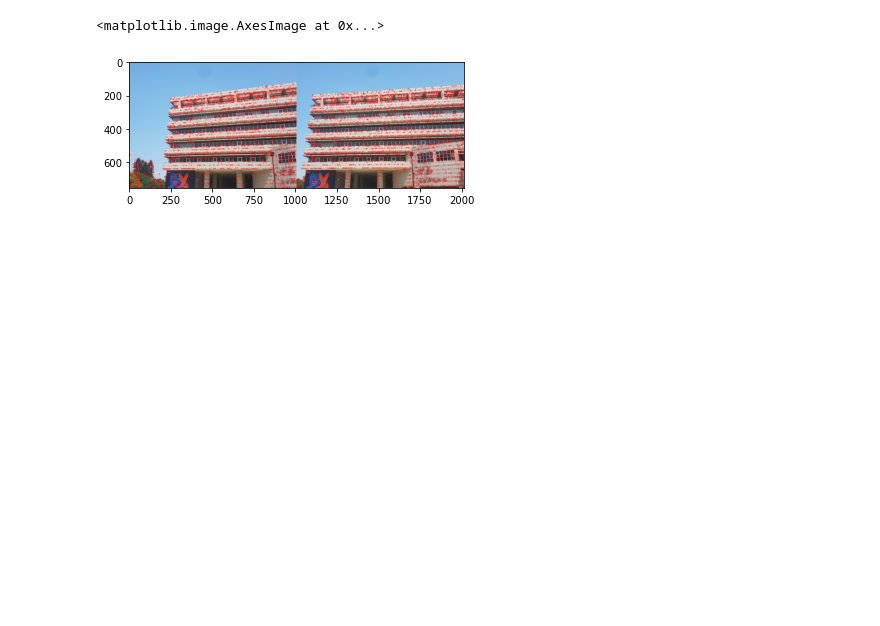
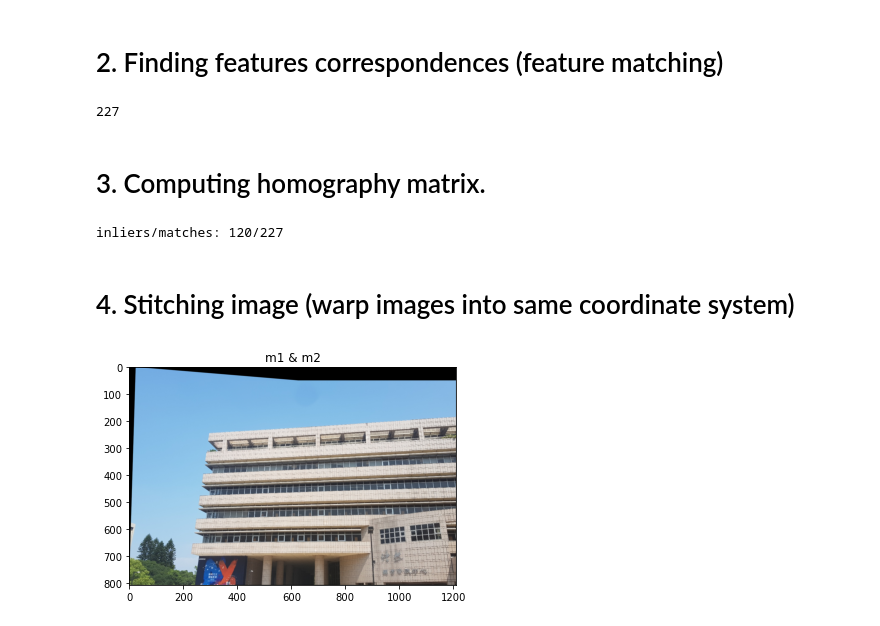
Before and after one commit to frankye1000/NYCU-ComputerVision, a Jupyter notebook: HW2/HW2-Stitching.ipynb, the cells around one changed output. Cells and saved outputs as stored; diff of their text form; code cells hidden in the pictures; blank space fills up the shorter version.

```diff
--- a/HW2/HW2-Stitching.ipynb
+++ b/HW2/HW2-Stitching.ipynb
@@ -29,13 +41,17 @@ def plot_sift(gray, rgb, kp):
                             flags=cv2.DRAW_MATCHES_FLAGS_DRAW_OVER_OUTIMG)
     return img
 # %%
-kpLeft, desLeft   = SIFT(imgLeft_gray)
-kpRight, desRight = SIFT(imgRight_gray)
+kpsLeft, dessLeft   = SIFT(imgLeft_gray)
+kpsRight, dessRight = SIFT(imgRight_gray)
 
-kp_left_img  = plot_sift(imgLeft_gray, imgLeft_rgb, kpLeft)
-kp_right_img = plot_sift(imgRight_gray, imgRight_rgb, kpRight)
-total_kp = np.concatenate((kp_left_img, kp_right_img), axis=1)
-plt.imshow(total_kp)
+kp_left_img  = plot_sift(imgLeft_gray, imgLeft_rgb, kpsLeft)
+kp_right_img = plot_sift(imgRight_gray, imgRight_rgb, kpsRight)
+
+# PS: 左右圖片要同大小才能畫出比較圖
+# total_kp = np.concatenate((kp_left_img, kp_right_img), axis=1)
+
+# plt.title('Left                                     Right')
+# plt.imshow(total_kp)
+# plt.show()
-# %% [output]
-<matplotlib.image.AxesImage at 0x...>
-[figure, removed]
+# %% [markdown]
+# 2. Finding features correspondences (feature matching)
@@ -41,0 +133,10 @@ plt.imshow(total_kp)
+# %%
+matches_test = Knn(dessLeft, dessRight)
+good_matches  = LoweRatioTest(matches_test)
+# PS: 左右圖片要同大小才能畫出比較圖
+# total_img = np.concatenate((imgLeft_rgb, imgRight_rgb), axis=1)
+# plot_matches(good_matches, total_img) # Good mathces
+# %% [output]
+227
+# %% [markdown]
+# 3. Computing homography matrix.
@@ -41,0 +251,9 @@ plt.imshow(total_kp)
+# %%
+inliers, H = ransac(good_matches, 0.5, 10000)
+
+# PS: 左右圖片要同大小才能畫出比較圖
+# plot_matches(inliers, total_img) # show inliers matches
+# %% [output]
+inliers/matches: 120/227
+# %% [markdown]
+# 4. Stitching image (warp images into same coordinate system)
@@ -41,0 +311,8 @@ plt.imshow(total_kp)
+# %%
+stitchImg = stitch_img(imgLeft_rgb, imgRight_rgb, H)
+
+plt.title('{} & {}'.format(imgLeftName, imgRightName))
+plt.imshow(stitchImg)
+plt.imsave('test/{}{}.jpg'.format(imgLeftName,imgRightName), stitchImg)
+# %% [output]
+[figure, added]
```
Also changed, not shown: parts of 9 cells of this notebook, 19 other files.
